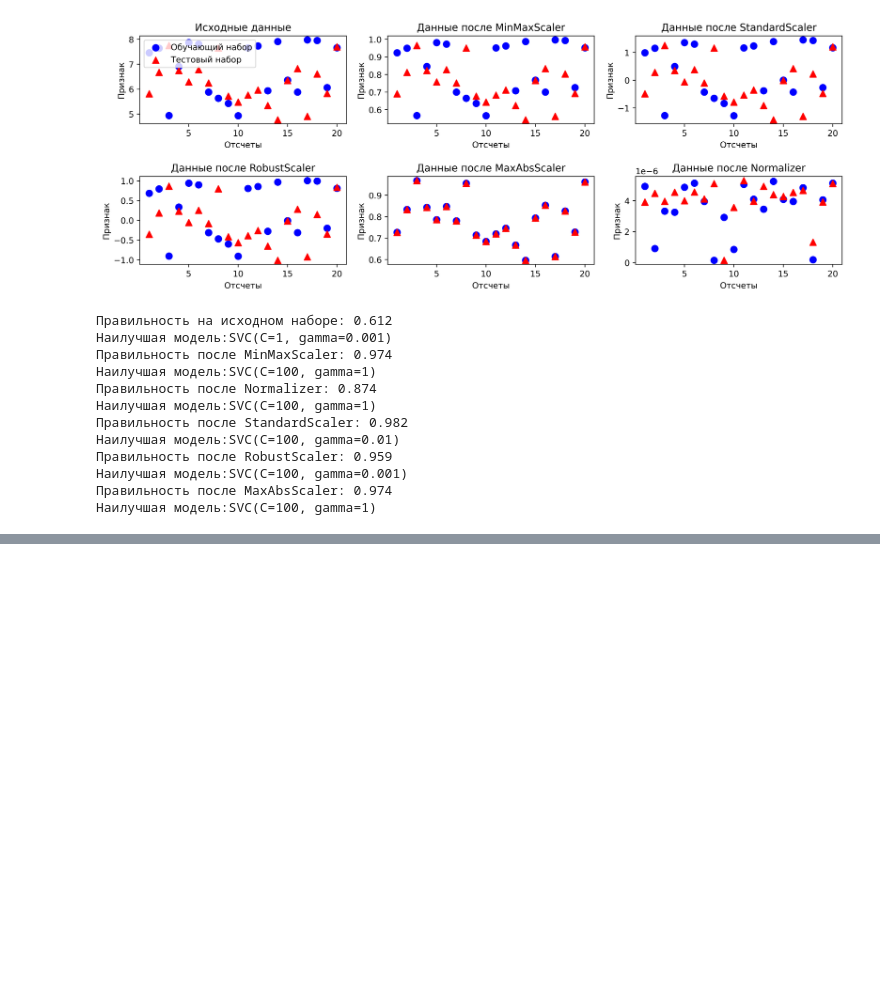
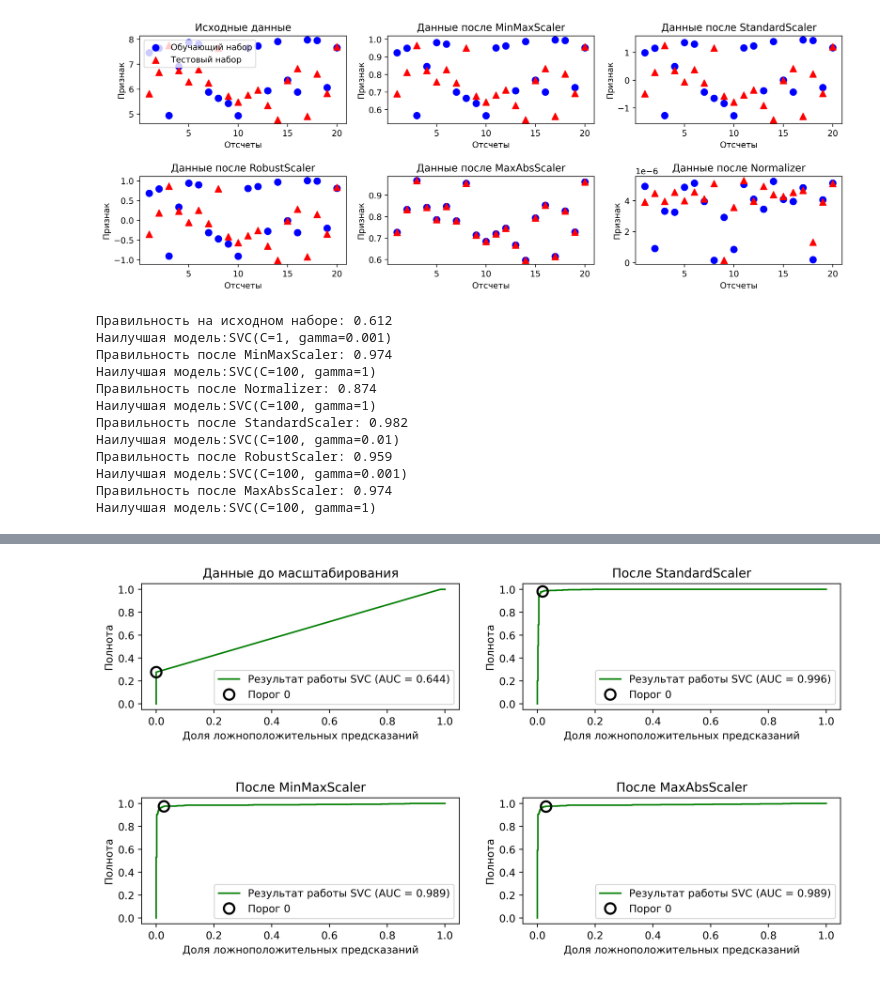
Before and after one commit to AlexKonstantinoff/PythonProjects, a Jupyter notebook: clamp_analysis.ipynb, the cells around one changed output, grey strips where cells are left out. Drawn from its saved outputs; the diff is of its cells as text; code cells hidden in the pictures; blank space fills up the shorter version.

```diff
--- a/clamp_analysis.ipynb
+++ b/clamp_analysis.ipynb
@@ -211,3 +176,72 @@ SVC(C=100, gamma=1)
+# %%
+fig, axes = plt.subplots(2, 2, figsize=(12, 6), dpi=400)
+plt.subplots_adjust(hspace=.7)
+
+svc = SVC(C=1, gamma=0.001).fit(x_train.to_numpy(), y_train)
+res = svc.decision_function(x_test.to_numpy())
+fpr_svc, tpr_svc, thresholds_svc = roc_curve(
+    y_test, res)
+close_zero = np.argmin(np.abs(thresholds_svc))
+
+axes[0][0].plot(fpr_svc, tpr_svc, color='g',
+    label='Результат работы SVC (AUC = {:.3f})'.format(
+        roc_auc_score(y_test, res)))
+axes[0][0].plot(fpr_svc[close_zero], tpr_svc[close_zero], 'o', markersize=10,
+    label='Порог 0', fillstyle='none', c='k', mew=2)
+axes[0][0].legend(loc='lower right')
+axes[0][0].set_title('Данные до масштабирования')
+
+svc = SVC(C=100, gamma=0.01).fit(X_train_std, y_train)
+res = svc.decision_function(X_test_std)
+fpr_svc, tpr_svc, thresholds_svc = roc_curve(
+    y_test, res)
+
+close_zero = np.argmin(np.abs(thresholds_svc))
+
+axes[0][1].plot(fpr_svc, tpr_svc, color='g',
+    label='Результат работы SVC (AUC = {:.3f})'.format(
+        roc_auc_score(y_test, res)))
+axes[0][1].plot(fpr_svc[close_zero], tpr_svc[close_zero], 'o', markersize=10,
+    label='Порог 0', fillstyle='none', c='k', mew=2)
+axes[0][1].legend(loc='lower right')
+axes[0][1].set_title('После StandardScaler')
+
+svc = SVC(C=100, gamma=1).fit(X_train_minmaxSc, y_train)
+res = svc.decision_function(X_test_minmaxSc)
+fpr_svc, tpr_svc, thresholds_svc = roc_curve(
+    y_test, res)
+
+close_zero = np.argmin(np.abs(thresholds_svc))
+
+axes[1][0].plot(fpr_svc, tpr_svc, color='g',
+    label='Результат работы SVC (AUC = {:.3f})'.format(
+        roc_auc_score(y_test, res)))
+axes[1][0].plot(fpr_svc[close_zero], tpr_svc[close_zero], 'o', markersize=10,
+    label='Порог 0', fillstyle='none', c='k', mew=2)
+axes[1][0].legend(loc='lower right')
+axes[1][0].set_title('После MinMaxScaler')
+
+svc = SVC(C=100, gamma=1).fit(X_train_maxAbs, y_train)
+res = svc.decision_function(X_test_maxAbs)
+fpr_svc, tpr_svc, thresholds_svc = roc_curve(
+    y_test, res)
+
+close_zero = np.argmin(np.abs(thresholds_svc))
+
+axes[1][1].plot(fpr_svc, tpr_svc, color='g',
+    label='Результат работы SVC (AUC = {:.3f})'.format(
+        roc_auc_score(y_test, res)))
+axes[1][1].plot(fpr_svc[close_zero], tpr_svc[close_zero], 'o', markersize=10,
+    label='Порог 0', fillstyle='none', c='k', mew=2)
+axes[1][1].legend(loc='lower right')
+axes[1][1].set_title('После MaxAbsScaler')
+
+for ax in axes:
+    for a in ax:
+        a.set_xlabel('Доля ложноположительных предсказаний')
+        a.set_ylabel('Полнота')
+# %% [output]
+[figure, added]
 # %%
 print(df.columns)
 selectedModel = SelectFromModel(RandomForestClassifier(n_estimators=500, max_depth=100), threshold = 'median')
```
Also changed, not shown: parts of 5 cells of this notebook.
